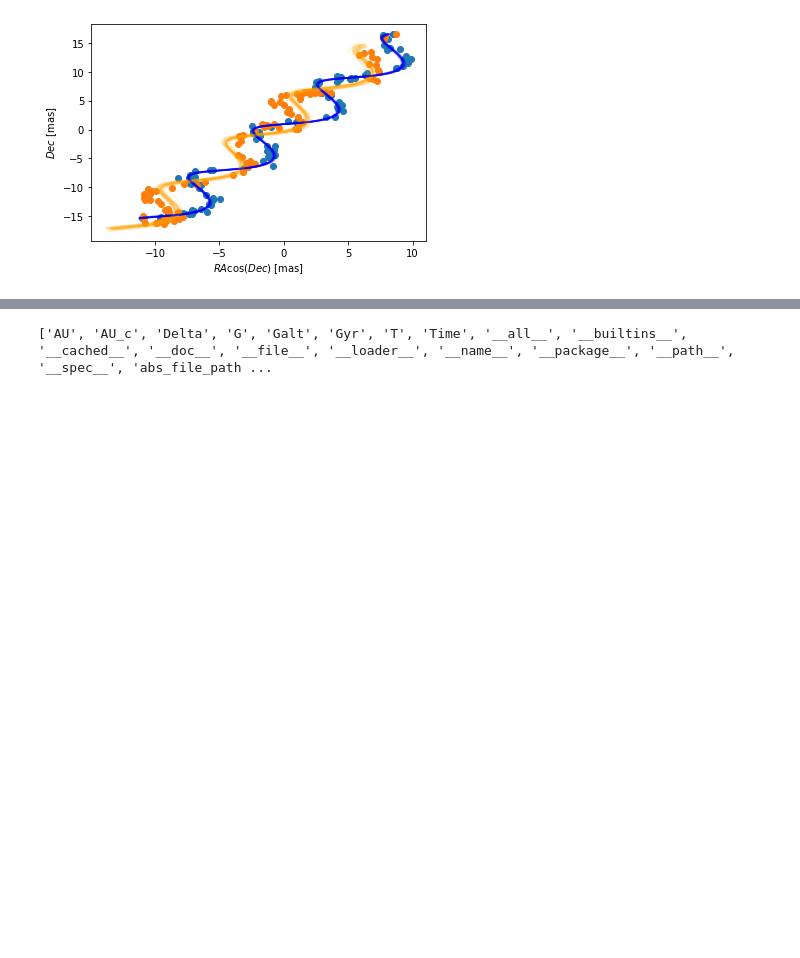
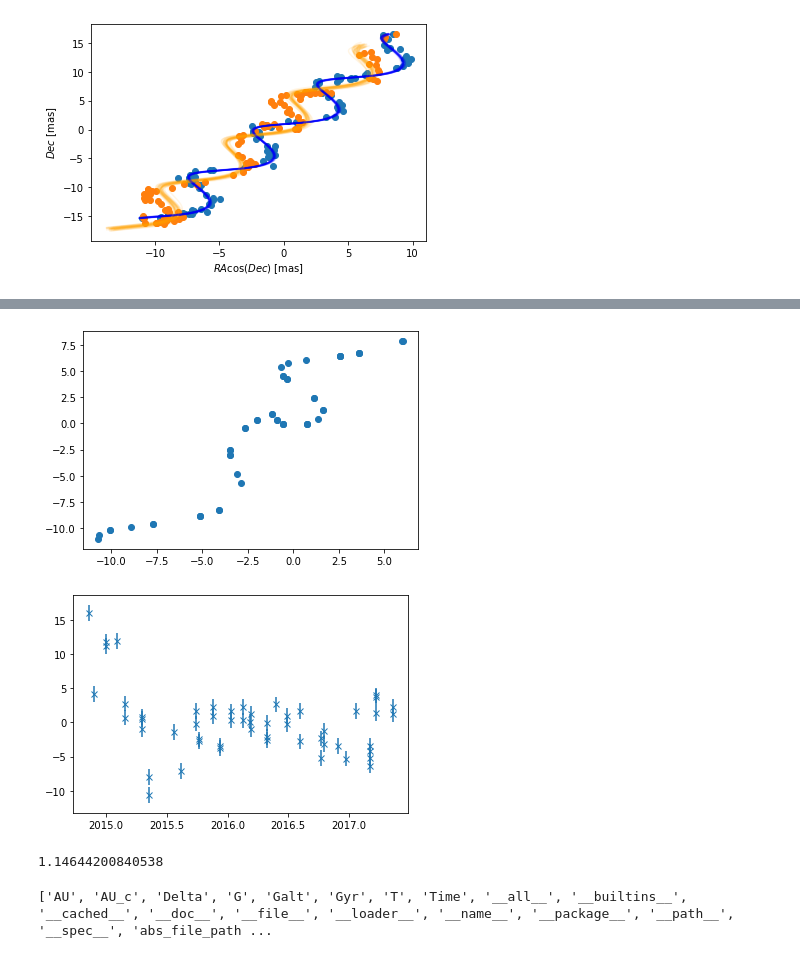
Before and after one commit to zpenoyre/astromet.py, a Jupyter notebook: example.ipynb, the cells around one changed output, grey strips where cells are left out. Saved outputs shown, nothing was run; the diff lists cells and outputs as text; code cells hidden in the pictures; blank space fills up the shorter version.

```diff
--- a/example.ipynb
+++ b/example.ipynb
@@ -146,3 +179,47 @@ plt.show()
+# %%
+params=astromet.params()
+
+params.ra=ra
+params.dec=dec
+params.drac=0
+params.ddec=0
+params.pmrac=8
+params.pmdec=-2
+params.pllx=5
+
+params.period=2
+params.a=2
+params.e=0.8
+params.q=0.5
+params.l=0.1
+
+params.vphi=4.5
+params.vtheta=1.5
+params.vomega=5.6
+
+params.tperi=2016
+
+racs,decs=astromet.track(ts,params)
+# %%
+mag=18
+al_error=astromet.sigma_ast(mag) # about 0.025 mas at this magnitude
+xs=racs*np.sin(np.deg2rad(phis)) + decs*np.cos(np.deg2rad(phis))
+xs=xs + al_error*np.random.randn(phis.size)
+# %%
+qPl=plt.gca()
+qPl.scatter(racs,decs)
+plt.show()
+
+qPl=plt.gca()
+qPl.errorbar(ts,xs,yerr=al_error,fmt='x')
+plt.show()
+# %% [output]
+[figure, added]
+[figure, added]
+# %%
+print(al_error)
+# %% [output]
+1.14644200840538
 # %%
 import numpy as np
 import astropy
```
Also changed, not shown: parts of 2 cells of this notebook, 3 other files.
